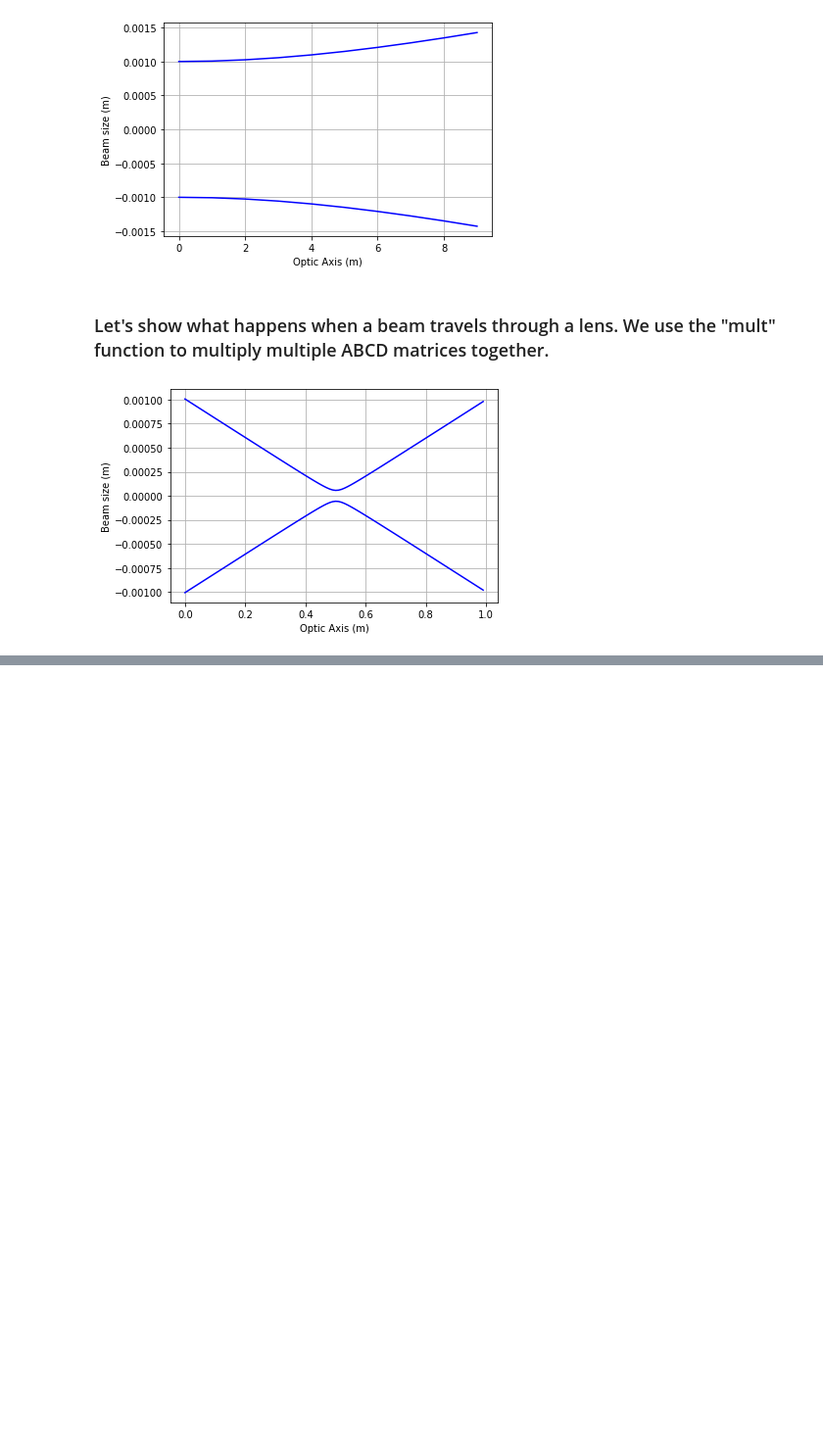
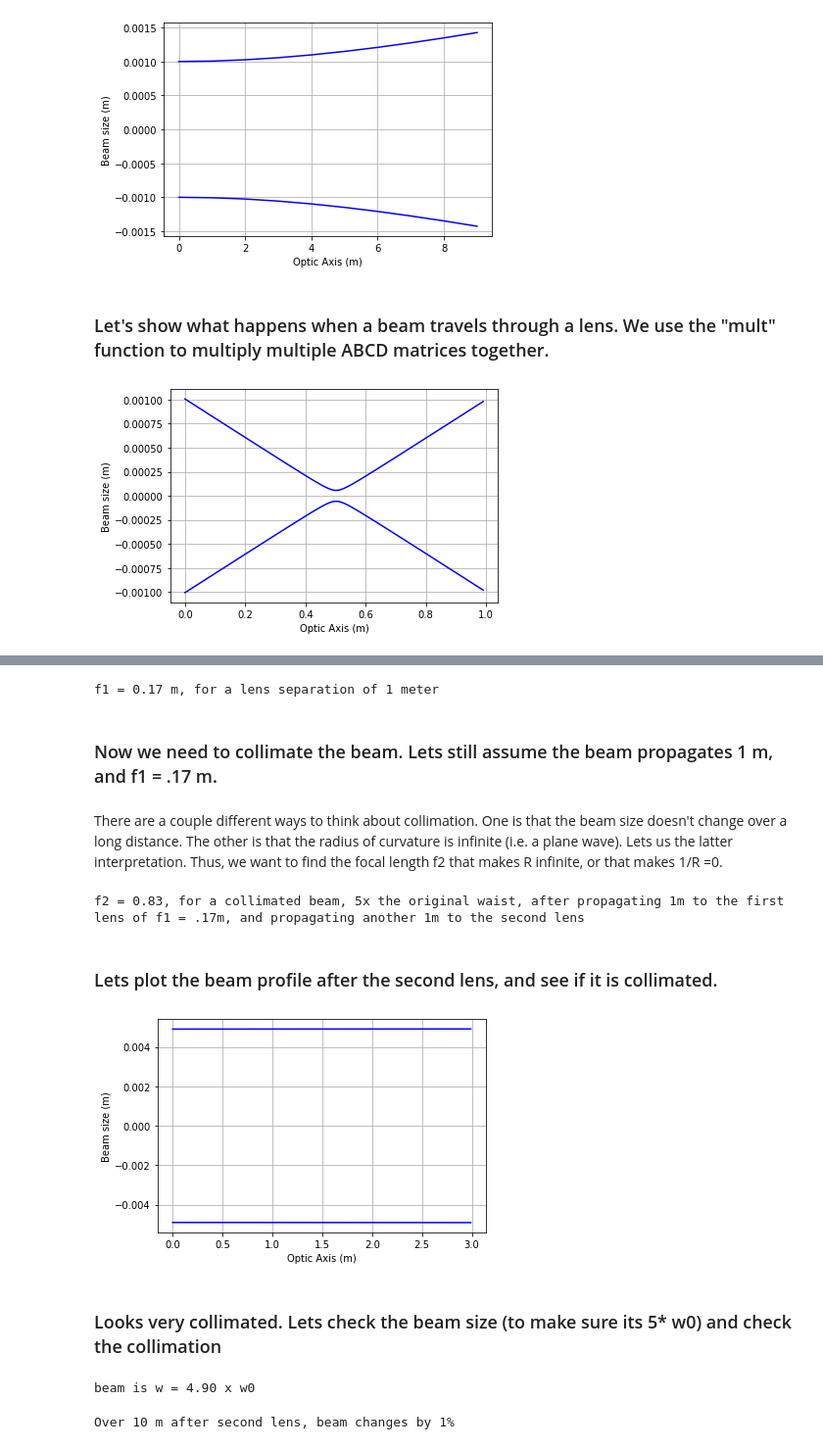
Before and after one commit to adamnewtonwright/GaussianBeamPropagation, a Jupyter notebook: BeamProp_Example.ipynb, the cells around one changed output, grey strips where cells are left out. Shown: that part at 98% size. Saved outputs shown, nothing was run; the diff lists cells and outputs as text; code cells hidden in the pictures; blank space fills up the shorter version.

Commit message:
Added collimation example

```diff
--- a/BeamProp_Example.ipynb
+++ b/BeamProp_Example.ipynb
@@ -75,0 +78,11 @@ bs.plot(w, d, rang = np.arange(0,1,.01))
+# %%
+w0 = 1E-3 # 1mm beam waist
+lam = 355E-9 # wavelength of 355 nm (UV)
+zR = bs.Zr(w0, lam) # Rayleigh range in m
+z0 = 0 # location of waist in m
+
+d1, d2, d3, f1, f2 = sym.symbols('d1 d2 d3 f1 f2')
+
+M = bs.mult(bs.prop(d3),bs.lens(f2),bs.prop(d2), bs.lens(f1), bs.prop(d1))
+
+R, w = bs.q1_inv_func(0, w0, lam, M)
@@ -75,0 +99,36 @@ bs.plot(w, d, rang = np.arange(0,1,.01))
+# %%
+print('f1 = {:.2f} m, for a lens separation of 1 meter'.format(f1_eq.subs(d2, 1)))
+# %% [output]
+f1 = 0.17 m, for a lens separation of 1 meter
+# %% [markdown]
+### Now we need to collimate the beam. Lets still assume the beam propagates 1 m, and f1 = .17 m.
+# %% [markdown]
+There are a couple different ways to think about collimation. One is that the beam size doesn't change over a long distance. The other is that the radius of curvature is infinite (i.e. a plane wave). Lets us the latter interpretation. Thus, we want to find the focal length f2 that makes R infinite, or that makes 1/R =0.
+# %%
+R_coll = R.subs(d1,1).subs(d2,1).subs(f1,.17).subs(d3,0)
+f2_coll = sym.solve(1/R_coll,f2)[0]
+print('f2 = {:.2f}, for a collimated beam, 5x the original waist, after propagating 1m to the first lens of f1 = .17m, and propagating another 1m to the second lens'.format(f2_coll))
+# %% [output]
+f2 = 0.83, for a collimated beam, 5x the original waist, after propagating 1m to the first lens of f1 = .17m, and propagating another 1m to the second lens
+# %% [markdown]
+### Lets plot the beam profile after the second lens, and see if it is collimated.
+# %%
+M = bs.mult(bs.prop(d3),bs.lens(.83),bs.prop(1), bs.lens(.17), bs.prop(1))
+
+R, w = bs.q1_inv_func(0, w0, lam, M)
+
+bs.plot(w,d3)
+# %% [output]
+[figure, added]
+# %% [markdown]
+### Looks very collimated. Lets check the beam size (to make sure its 5* w0) and check the collimation
+# %%
+expansion_factor = w.subs(d3,0)/ w0
+print('beam is w = {:.2f} x w0'.format(expansion_factor))
+# %% [output]
+beam is w = 4.90 x w0
+# %%
+beam_size_change = (w.subs(d3,10) - w.subs(d3,0)) / w.subs(d3,0) * 100
+print('Over 10 m after second lens, beam changes by {:.0f}%'.format(beam_size_change))
+# %% [output]
+Over 10 m after second lens, beam changes by 1%
```
Also changed, not shown: parts of 4 cells of this notebook.
